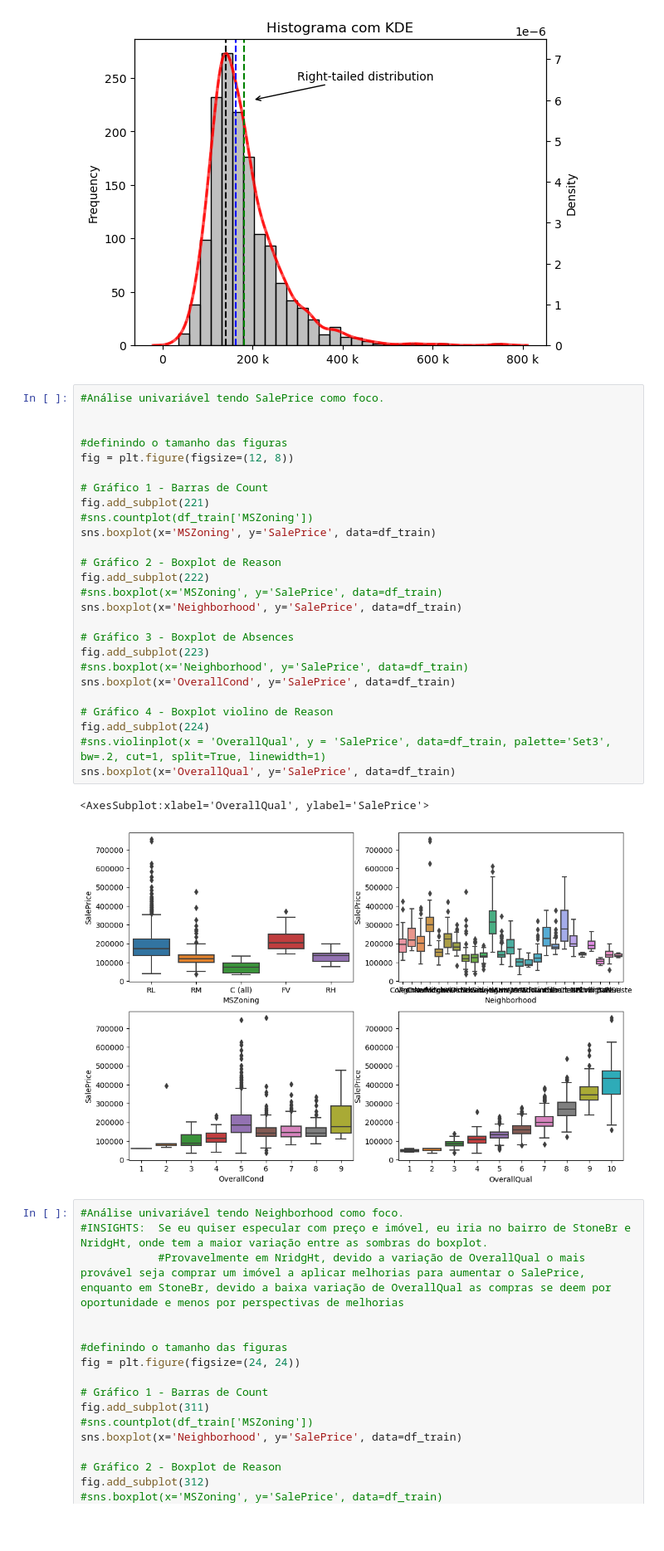
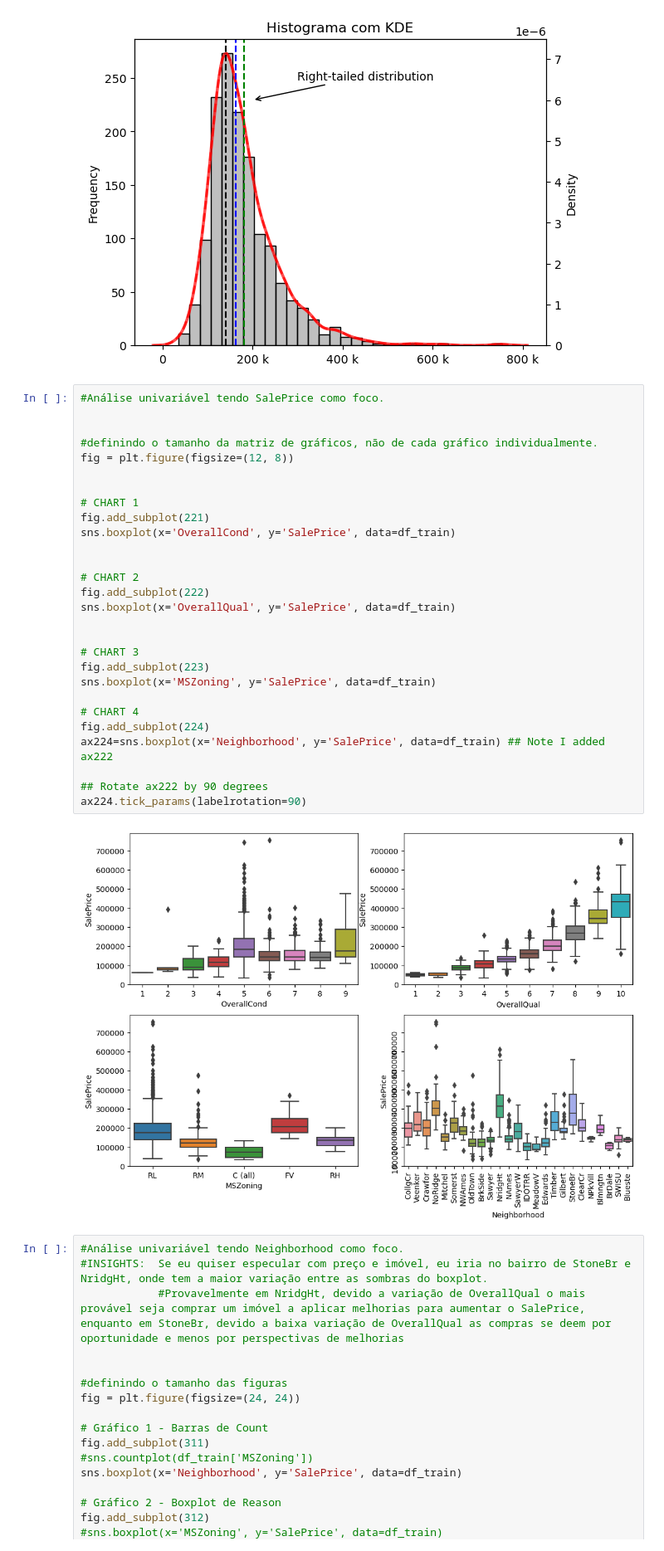
Before and after one commit to viniciusparede/house-prices-prediction-ppgia, a Jupyter notebook: notebooks/eda.ipynb, the cells around one changed output. Shown: that part at 83% size. Saved outputs shown, nothing was run; the diff lists cells and outputs as text; blank space fills up the shorter version.

```diff
--- a/notebooks/eda.ipynb
+++ b/notebooks/eda.ipynb
@@ -206,35 +298,36 @@ plt.show()
 # %% [output]
 Unlike other reduction functions (e.g. `skew`, `kurtosis`), the default behavior of `mode` typically preserves the axis it acts along. In SciPy 1.11.0, this behavior will change: the default value of  ...
 [figure]
-# %%
-#Análise univariável tendo SalePrice como foco.
-
-
-#definindo o tamanho das figuras
-fig = plt.figure(figsize=(12, 8))
-
-# Gráfico 1 - Barras de Count
-fig.add_subplot(221)
-#sns.countplot(df_train['MSZoning'])
-sns.boxplot(x='MSZoning', y='SalePrice', data=df_train)
-
-# Gráfico 2 - Boxplot de Reason
-fig.add_subplot(222)
-#sns.boxplot(x='MSZoning', y='SalePrice', data=df_train)
-sns.boxplot(x='Neighborhood', y='SalePrice', data=df_train)
-
-# Gráfico 3 - Boxplot de Absences
-fig.add_subplot(223)
-#sns.boxplot(x='Neighborhood', y='SalePrice', data=df_train)
-sns.boxplot(x='OverallCond', y='SalePrice', data=df_train)
-
-# Gráfico 4 - Boxplot violino de Reason
-fig.add_subplot(224)
-#sns.violinplot(x = 'OverallQual', y = 'SalePrice', data=df_train, palette='Set3', bw=.2, cut=1, split=True, linewidth=1)
-sns.boxplot(x='OverallQual', y='SalePrice', data=df_train)
-# %% [output]
-<AxesSubplot:xlabel='OverallQual', ylabel='SalePrice'>
-[figure, removed]
+# %%
+#Análise univariável tendo SalePrice como foco.
+
+
+#definindo o tamanho da matriz de gráficos, não de cada gráfico individualmente.
+fig = plt.figure(figsize=(12, 8))
+
+
+# CHART 1
+fig.add_subplot(221)
+sns.boxplot(x='OverallCond', y='SalePrice', data=df_train)
+
+
+# CHART 2
+fig.add_subplot(222)
+sns.boxplot(x='OverallQual', y='SalePrice', data=df_train)
+
+
+# CHART 3
+fig.add_subplot(223)
+sns.boxplot(x='MSZoning', y='SalePrice', data=df_train)
+
+# CHART 4
+fig.add_subplot(224)
+ax224=sns.boxplot(x='Neighborhood', y='SalePrice', data=df_train) ## Note I added ax222
+
+## Rotate ax222 by 90 degrees
+ax224.tick_params(labelrotation=90)
+# %% [output]
+[figure, added]
 # %%
 #Análise univariável tendo Neighborhood como foco.
 #INSIGHTS:  Se eu quiser especular com preço e imóvel, eu iria no bairro de StoneBr e NridgHt, onde tem a maior variação entre as sombras do boxplot.
```
Also changed, not shown: parts of 3 cells of this notebook.
